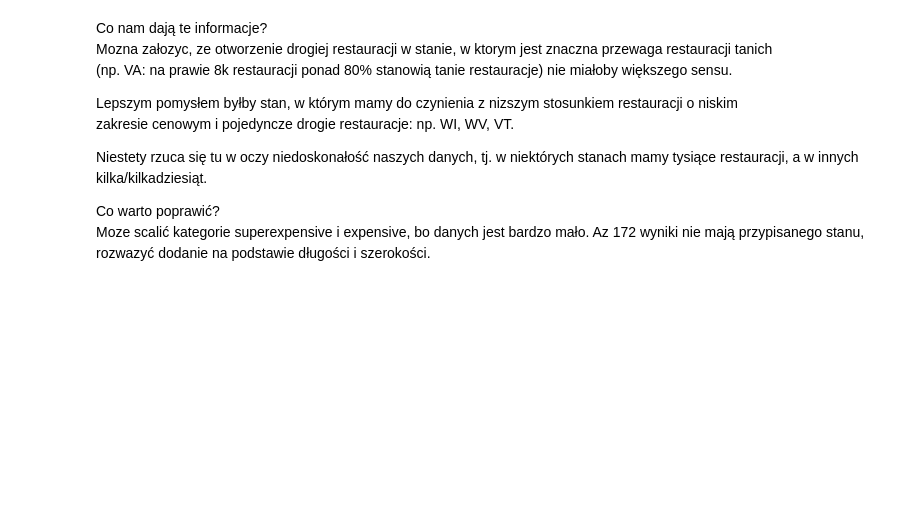
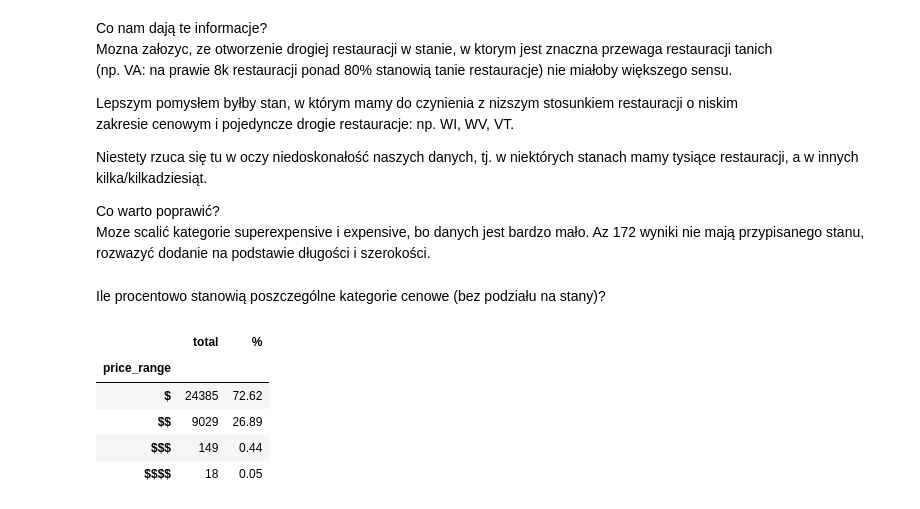
Before and after one commit to infoshareacademy/JDSZR11-DatA_Team, a Jupyter notebook: stany-ceny.ipynb, the cells around one changed output. Cells and saved outputs as stored; diff of their text form; code cells hidden in the pictures; blank space fills up the shorter version.

Commit message:
added % of price ranges (without state division)

```diff
--- a/stany-ceny.ipynb
+++ b/stany-ceny.ipynb
@@ -195,3 +195,19 @@ Niestety rzuca się tu w oczy niedoskonałość naszych danych, tj. w niektóryc
 Co warto poprawić?
 Moze scalić kategorie superexpensive i expensive, bo danych jest bardzo mało.
 Az 172 wyniki nie mają przypisanego stanu, rozwazyć dodanie na podstawie długości i szerokości.
+# %% [markdown]
+Ile procentowo stanowią poszczególne kategorie cenowe (bez podziału na stany)?
+# %%
+df = restaurants.value_counts('price_range').rename_axis('price_range').to_frame('total')
+df['sum'] = df['total'].sum()
+df['sum'] = df['total'] / df['sum'] * 100
+df = df.rename(columns={'sum': '%'})
+df = df.round(2)
+df
+# %% [output]
+|  | total | % |
+| price_range |  |  |
+| $ | 24385 | 72.62 |
+| $$ | 9029 | 26.89 |
+| $$$ | 149 | 0.44 |
+| $$$$ | 18 | 0.05 |
```
